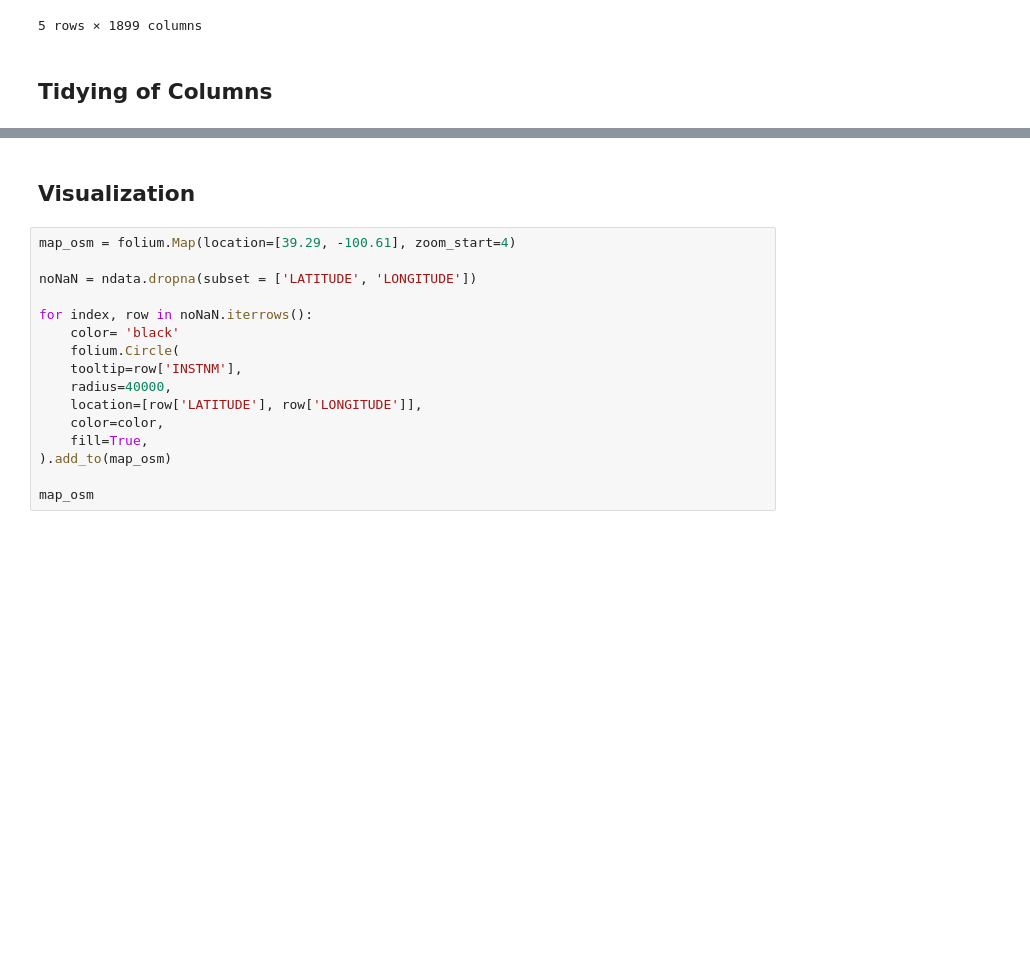
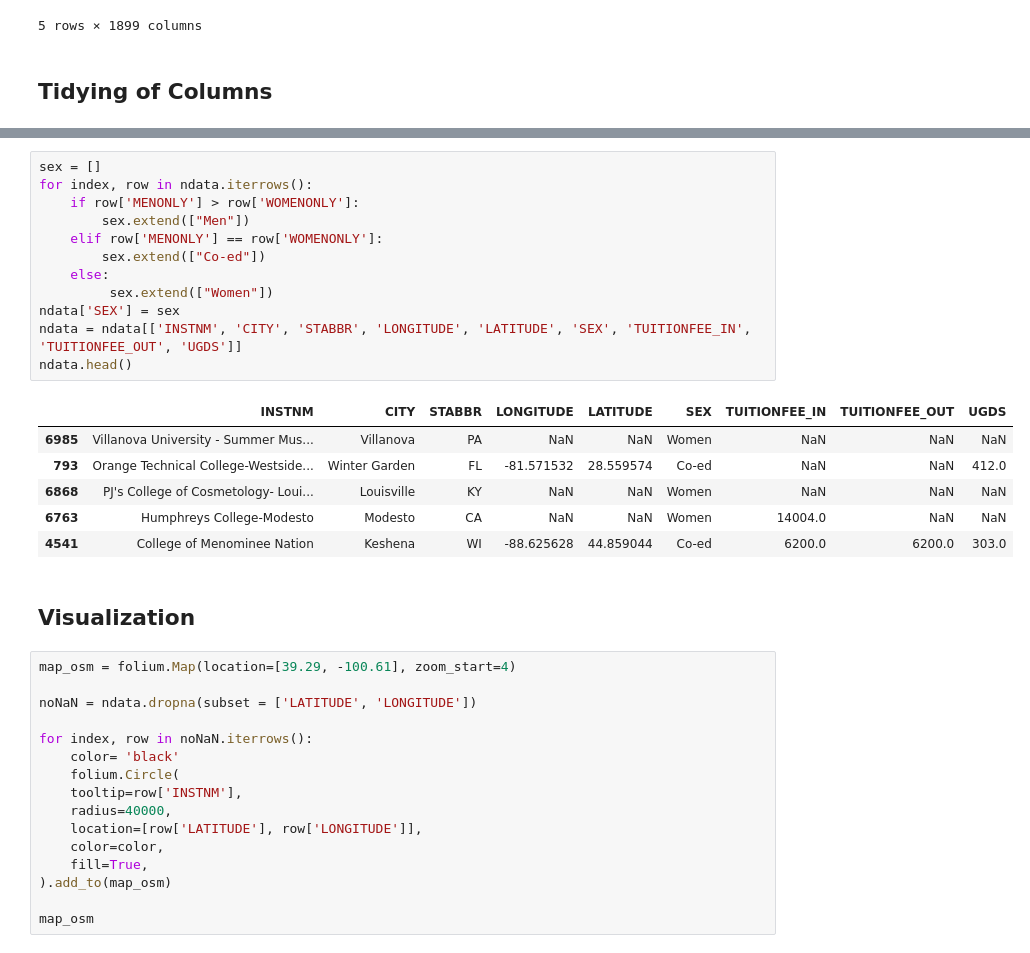
Before and after one commit to ZionJoseph/320-project-5, a Jupyter notebook: College Scorecard Tutorial.ipynb, the cells around one changed output, grey strips where cells are left out. Saved outputs shown, nothing was run; the diff lists cells and outputs as text; blank space fills up the shorter version.

```diff
--- a/College Scorecard Tutorial.ipynb
+++ b/College Scorecard Tutorial.ipynb
@@ -55,3 +55,22 @@ ndata.head()
+# %%
+sex = []
+for index, row in ndata.iterrows():
+    if row['MENONLY'] > row['WOMENONLY']:
+        sex.extend(["Men"])
+    elif row['MENONLY'] == row['WOMENONLY']:
+        sex.extend(["Co-ed"])
+    else:
+         sex.extend(["Women"])
+ndata['SEX'] = sex
+ndata = ndata[['INSTNM', 'CITY', 'STABBR', 'LONGITUDE', 'LATITUDE', 'SEX', 'TUITIONFEE_IN', 'TUITIONFEE_OUT', 'UGDS']]
+ndata.head()
+# %% [output]
+|  | INSTNM | CITY | STABBR | LONGITUDE | LATITUDE | SEX | TUITIONFEE_IN | TUITIONFEE_OUT | UGDS |
+| 6985 | Villanova University - Summer Mus... | Villanova | PA | NaN | NaN | Women | NaN | NaN | NaN |
+| 793 | Orange Technical College-Westside... | Winter Garden | FL | -81.571532 | 28.559574 | Co-ed | NaN | NaN | 412.0 |
+| 6868 | PJ's College of Cosmetology- Loui... | Louisville | KY | NaN | NaN | Women | NaN | NaN | NaN |
+| 6763 | Humphreys College-Modesto | Modesto | CA | NaN | NaN | Women | 14004.0 | NaN | NaN |
+| 4541 | College of Menominee Nation | Keshena | WI | -88.625628 | 44.859044 | Co-ed | 6200.0 | 6200.0 | 303.0 |
 # %% [markdown]
 <h2>Visualization</h2>
 # %%
```
Also changed, not shown: parts of 1 cell of this notebook.
